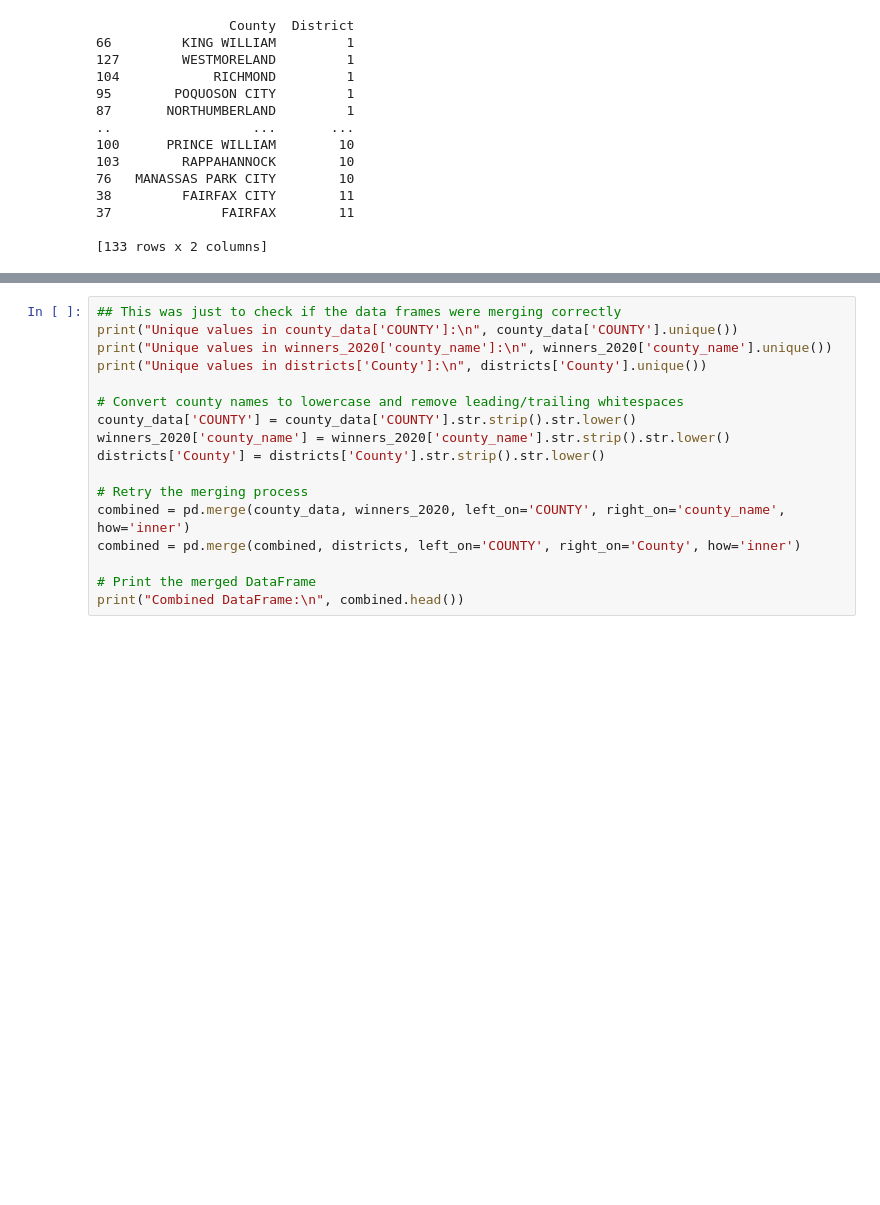
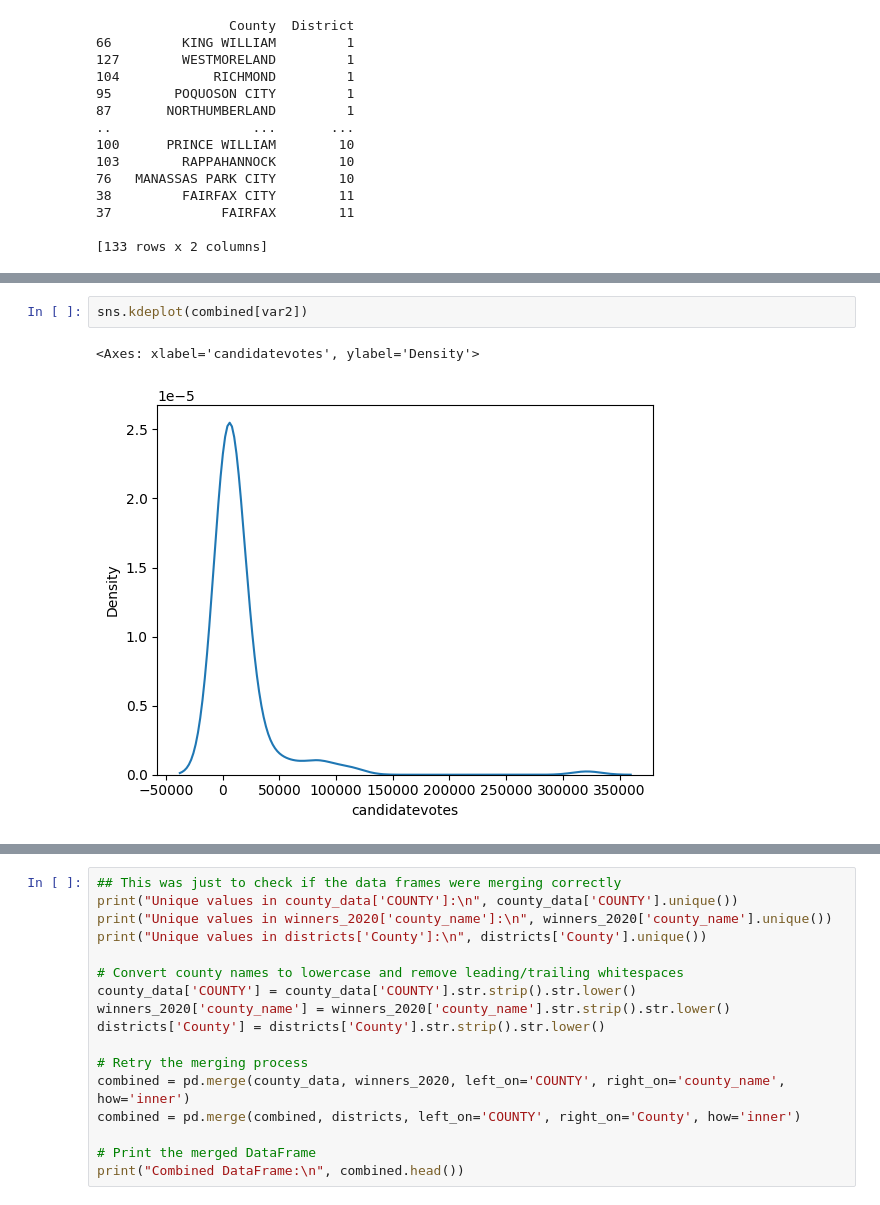
Before and after one commit to RainaVardhan/project_voting, a Jupyter notebook: model_v2.ipynb, the cells around one changed output, grey strips where cells are left out. Saved outputs shown, nothing was run; the diff lists cells and outputs as text; blank space fills up the shorter version.

```diff
--- a/model_v2.ipynb
+++ b/model_v2.ipynb
@@ -216,0 +275,5 @@ Accuracy: 0.7857142857142857
+# %%
+sns.kdeplot(combined[var2])
+# %% [output]
+<Axes: xlabel='candidatevotes', ylabel='Density'>
+[figure, added]
```
Also changed, not shown: parts of 15 cells of this notebook.
